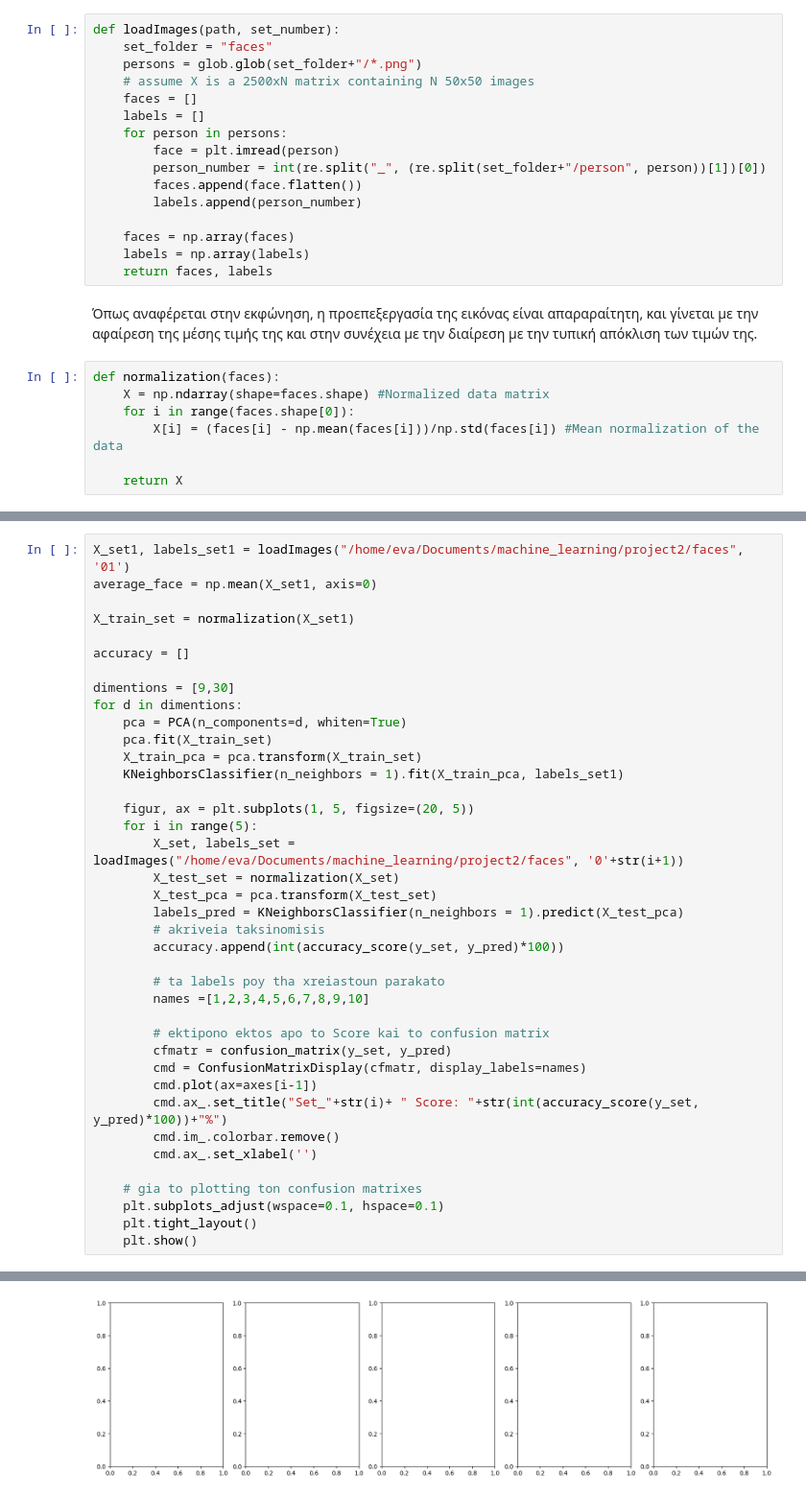
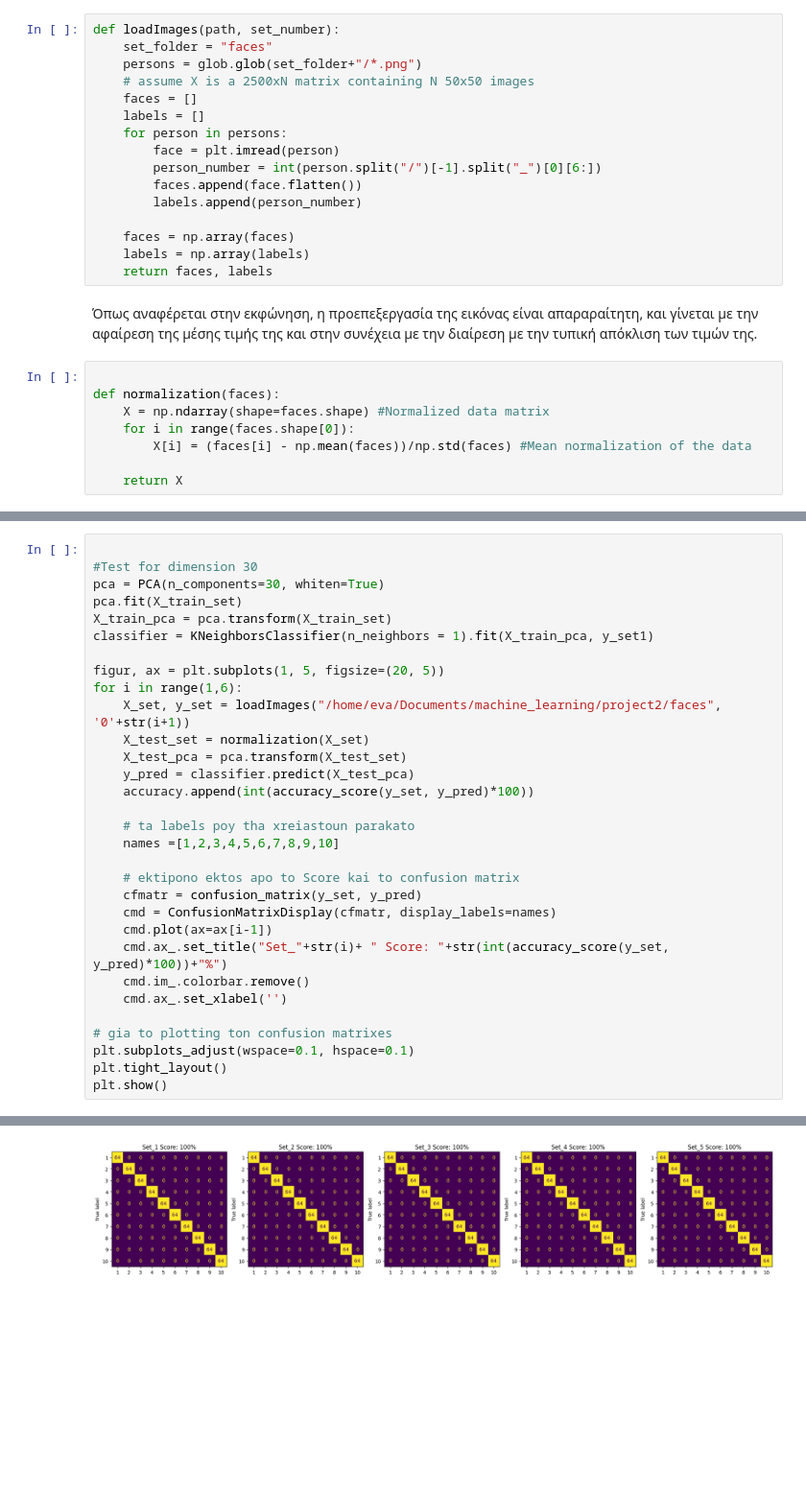
Before and after one commit to EvangeliaS/Eigenfaces-for-Face-Recognition, a Jupyter notebook: Steiropoulou_1115201800186.ipynb, the cells around one changed output, grey strips where cells are left out. Shown at 96% size. Saved outputs shown, nothing was run; the diff lists cells and outputs as text; blank space fills up the shorter version.

```diff
--- a/Steiropoulou_1115201800186.ipynb
+++ b/Steiropoulou_1115201800186.ipynb
@@ -24,7 +133,7 @@ def loadImages(path, set_number):
     labels = []
     for person in persons:
         face = plt.imread(person)
-        person_number = int(re.split("_", (re.split(set_folder+"/person", person))[1])[0])
+        person_number = int(person.split("/")[-1].split("_")[0][6:])
         faces.append(face.flatten())
         labels.append(person_number)
 
@@ -34,9 +143,10 @@ def loadImages(path, set_number):
 # %% [markdown]
 Όπως αναφέρεται στην εκφώνηση, η προεπεξεργασία της εικόνας είναι απαραραίτητη, και γίνεται με την αφαίρεση της μέσης τιμής της και στην συνέχεια με την διαίρεση με την τυπική απόκλιση των τιμών της.
 # %%
+
 def normalization(faces):
     X = np.ndarray(shape=faces.shape) #Normalized data matrix
     for i in range(faces.shape[0]):
-        X[i] = (faces[i] - np.mean(faces[i]))/np.std(faces[i]) #Mean normalization of the data
+        X[i] = (faces[i] - np.mean(faces))/np.std(faces) #Mean normalization of the data
 
     return X
@@ -43,40 +224,32 @@ def normalization(faces):
 # %%
-X_set1, labels_set1 = loadImages("/home/eva/Documents/machine_learning/project2/faces", '01')
-average_face = np.mean(X_set1, axis=0)
 
-X_train_set = normalization(X_set1)
+#Test for dimension 30
+pca = PCA(n_components=30, whiten=True)
+pca.fit(X_train_set)
+X_train_pca = pca.transform(X_train_set)
+classifier = KNeighborsClassifier(n_neighbors = 1).fit(X_train_pca, y_set1)
 
-accuracy = []
+figur, ax = plt.subplots(1, 5, figsize=(20, 5))
+for i in range(1,6):
+    X_set, y_set = loadImages("/home/eva/Documents/machine_learning/project2/faces", '0'+str(i+1))
+    X_test_set = normalization(X_set)
+    X_test_pca = pca.transform(X_test_set)
+    y_pred = classifier.predict(X_test_pca)
+    accuracy.append(int(accuracy_score(y_set, y_pred)*100))
 
-dimentions = [9,30]
-for d in dimentions:
-    pca = PCA(n_components=d, whiten=True)
-    pca.fit(X_train_set)
-    X_train_pca = pca.transform(X_train_set)
-    KNeighborsClassifier(n_neighbors = 1).fit(X_train_pca, labels_set1)
+    # ta labels poy tha xreiastoun parakato
+    names =[1,2,3,4,5,6,7,8,9,10]
 
-    figur, ax = plt.subplots(1, 5, figsize=(20, 5))
-    for i in range(5):
-        X_set, labels_set = loadImages("/home/eva/Documents/machine_learning/project2/faces", '0'+str(i+1))
-        X_test_set = normalization(X_set)
-        X_test_pca = pca.transform(X_test_set)
-        labels_pred = KNeighborsClassifier(n_neighbors = 1).predict(X_test_pca)
-        # akriveia taksinomisis
-        accuracy.append(int(accuracy_score(y_set, y_pred)*100))
+    # ektipono ektos apo to Score kai to confusion matrix
+    cfmatr = confusion_matrix(y_set, y_pred)
+    cmd = ConfusionMatrixDisplay(cfmatr, display_labels=names)
+    cmd.plot(ax=ax[i-1])
+    cmd.ax_.set_title("Set_"+str(i)+ " Score: "+str(int(accuracy_score(y_set, y_pred)*100))+"%")
+    cmd.im_.colorbar.remove()
+    cmd.ax_.set_xlabel('')
 
-        # ta labels poy tha xreiastoun parakato
-        names =[1,2,3,4,5,6,7,8,9,10]
-
-        # ektipono ektos apo to Score kai to confusion matrix
-        cfmatr = confusion_matrix(y_set, y_pred)
-        cmd = ConfusionMatrixDisplay(cfmatr, display_labels=names)
-        cmd.plot(ax=axes[i-1])
-        cmd.ax_.set_title("Set_"+str(i)+ " Score: "+str(int(accuracy_score(y_set, y_pred)*100))+"%")
-        cmd.im_.colorbar.remove()
-        cmd.ax_.set_xlabel('')
-
-    # gia to plotting ton confusion matrixes
-    plt.subplots_adjust(wspace=0.1, hspace=0.1)
-    plt.tight_layout()
-    plt.show()
+# gia to plotting ton confusion matrixes
+plt.subplots_adjust(wspace=0.1, hspace=0.1)
+plt.tight_layout()
+plt.show()
 # %% [output]
@@ -84,4 +256,4 @@ NotFittedError: This KNeighborsClassifier instance is not fitted yet. Call 'fit'
-[figure, old version]
+[figure, new version]
 # %%
 
 X_set2, labels_set2 = loadImages("/home/eva/Documents/machine_learning/project2/faces", '02')
```
Also changed, not shown: parts of 5 cells of this notebook.
